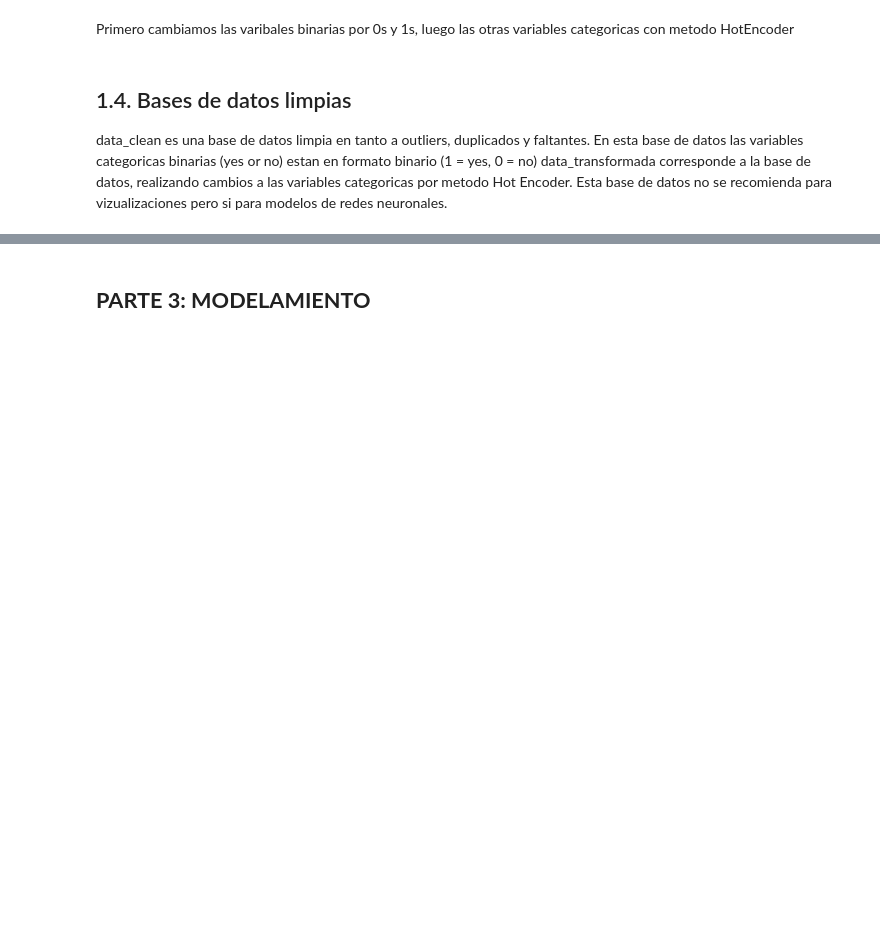
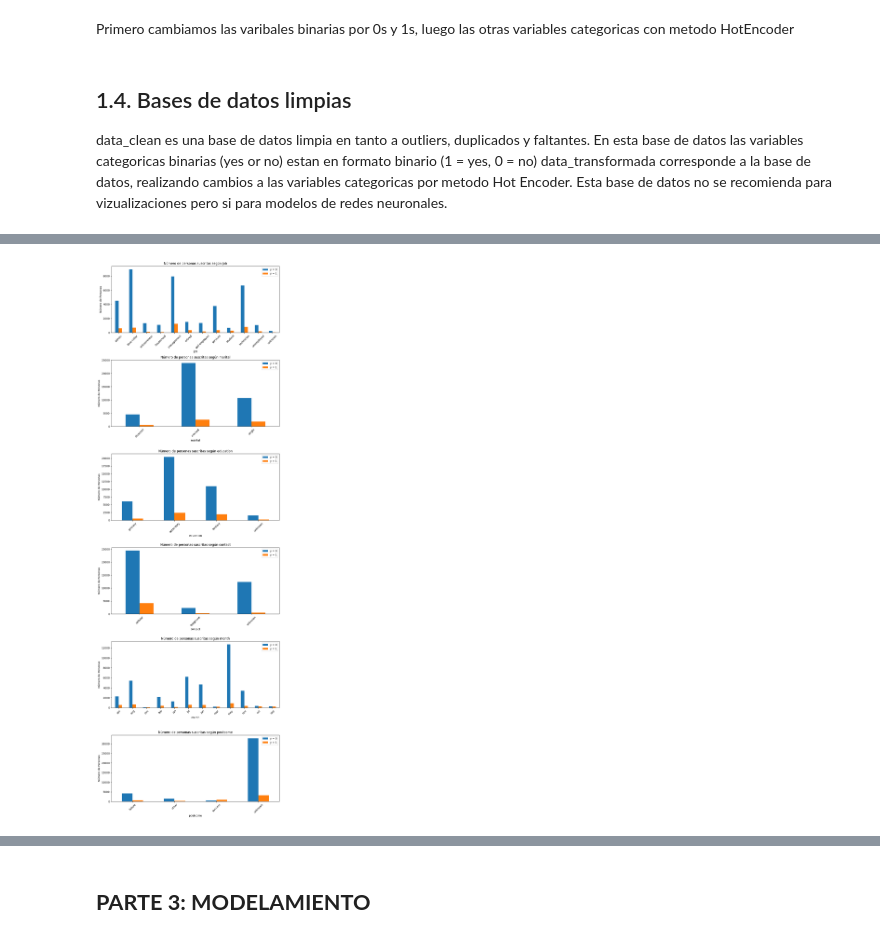
Before and after one commit to TheOneTrueDeQu/PROY2, a Jupyter notebook: PROY2-dataymodelos.ipynb, the cells around one changed output, grey strips where cells are left out. Cells and saved outputs as stored; diff of their text form; code cells hidden in the pictures; blank space fills up the shorter version.

```diff
--- a/PROY2-dataymodelos.ipynb
+++ b/PROY2-dataymodelos.ipynb
@@ -221,0 +248,25 @@ data_clean.to_csv('data_clean.csv', index=False)
+# %%
+columnas_numericas = ["age", "default", "balance", "housing", "loan", "day", "duration","campaign", "pdays", "previous", "y"]
+columnas_categoricas = ["job", "marital", "education", "contact", "month", "poutcome"]
+# %%
+# Configuración de tamaño de los subplots
+fig, axes = plt.subplots(nrows=len(columnas_categoricas), ncols=1, figsize=(10, len(columnas_categoricas) * 5))
+
+# Generar una gráfica para cada columna categórica
+for i, col in enumerate(columnas_categoricas):
+    # Agrupamos por la columna categórica y 'y', luego contamos el número de ocurrencias
+    conteo_y_por_columna = data_clean.groupby([col, 'y']).size().unstack()
+
+    # Gráfica de barras para cada característica
+    conteo_y_por_columna.plot(kind='bar', ax=axes[i], color=['#1f77b4', '#ff7f0e'])
+    axes[i].set_title(f'Número de personas suscritas según {col}')
+    axes[i].set_xlabel(col)
+    axes[i].set_ylabel('Número de Personas')
+    axes[i].legend(['y = 0', 'y = 1'])
+    axes[i].tick_params(axis='x', rotation=45)
+
+# Ajustar el layout para evitar solapamientos
+plt.tight_layout()
+plt.show()
+# %% [output]
+[figure, added]
```
Also changed, not shown: parts of 9 cells of this notebook.
